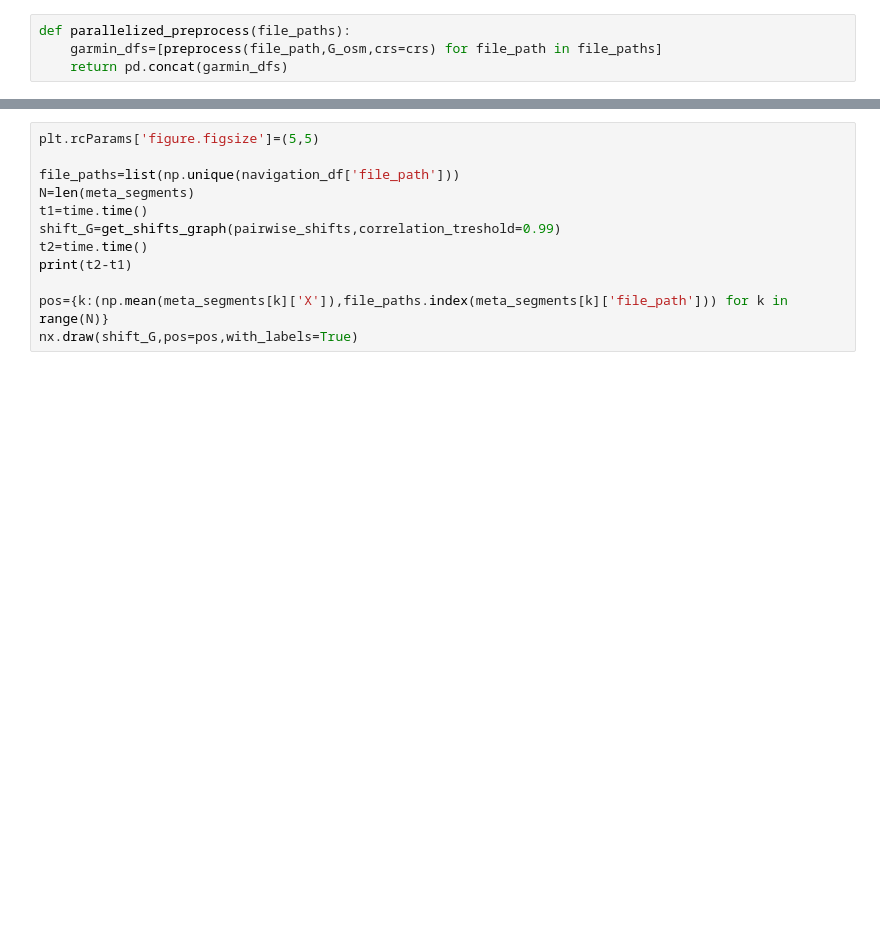
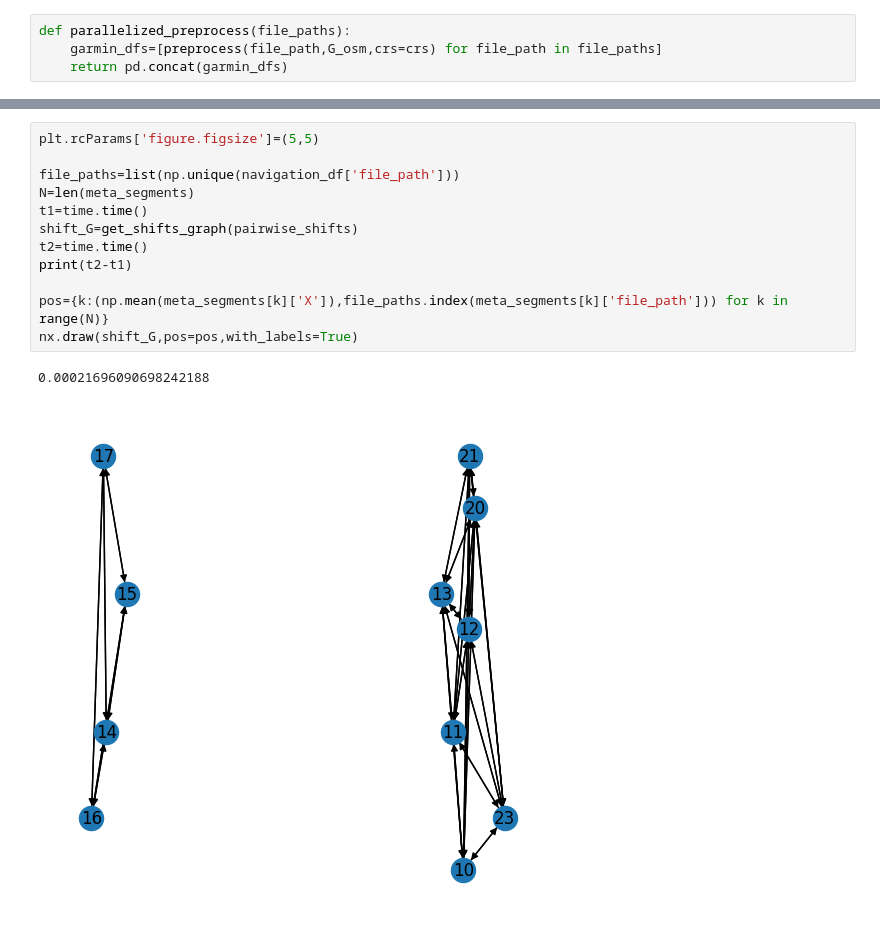
Before and after one commit to pierremennesson/garmin_elevation_process, a Jupyter notebook: graph_decomposition.ipynb, the cells around one changed output, grey strips where cells are left out. Drawn from its saved outputs; the diff is of its cells as text; blank space fills up the shorter version.

```diff
--- a/graph_decomposition.ipynb
+++ b/graph_decomposition.ipynb
@@ -142,15 +193,18 @@ for k in affine_meta_segments:
 # %%
 plt.rcParams['figure.figsize']=(5,5)
 
 file_paths=list(np.unique(navigation_df['file_path']))
 N=len(meta_segments)
 t1=time.time()
-shift_G=get_shifts_graph(pairwise_shifts,correlation_treshold=0.99)
+shift_G=get_shifts_graph(pairwise_shifts)
 t2=time.time()
 print(t2-t1)
 
 pos={k:(np.mean(meta_segments[k]['X']),file_paths.index(meta_segments[k]['file_path'])) for k in range(N)}
 nx.draw(shift_G,pos=pos,with_labels=True)
+# %% [output]
+0.00021696090698242188
+[figure, added]
 # %%
 t1=time.time()
 tree_edges=list(nx.minimum_spanning_edges(nx.Graph(shift_G),weight='weight',data=False))
```
Also changed, not shown: parts of 24 cells of this notebook, 6 other files.
